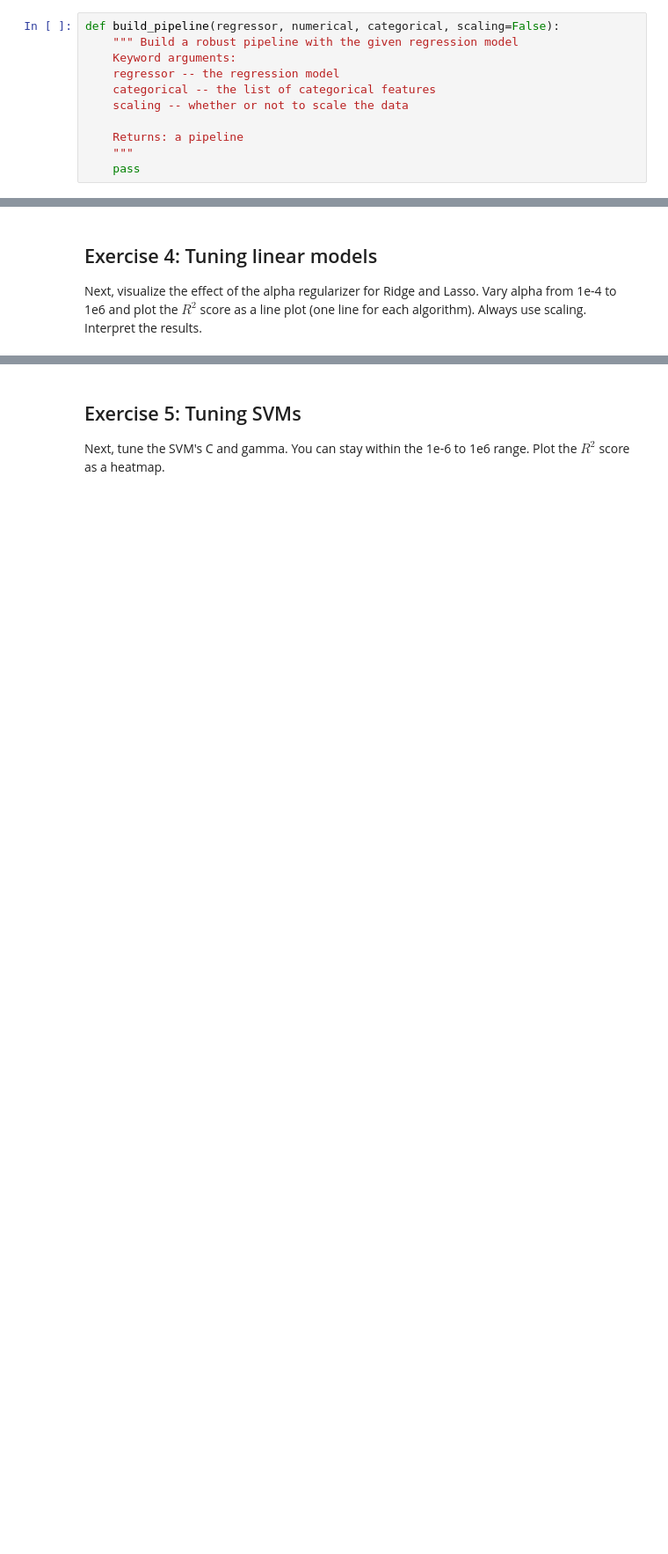
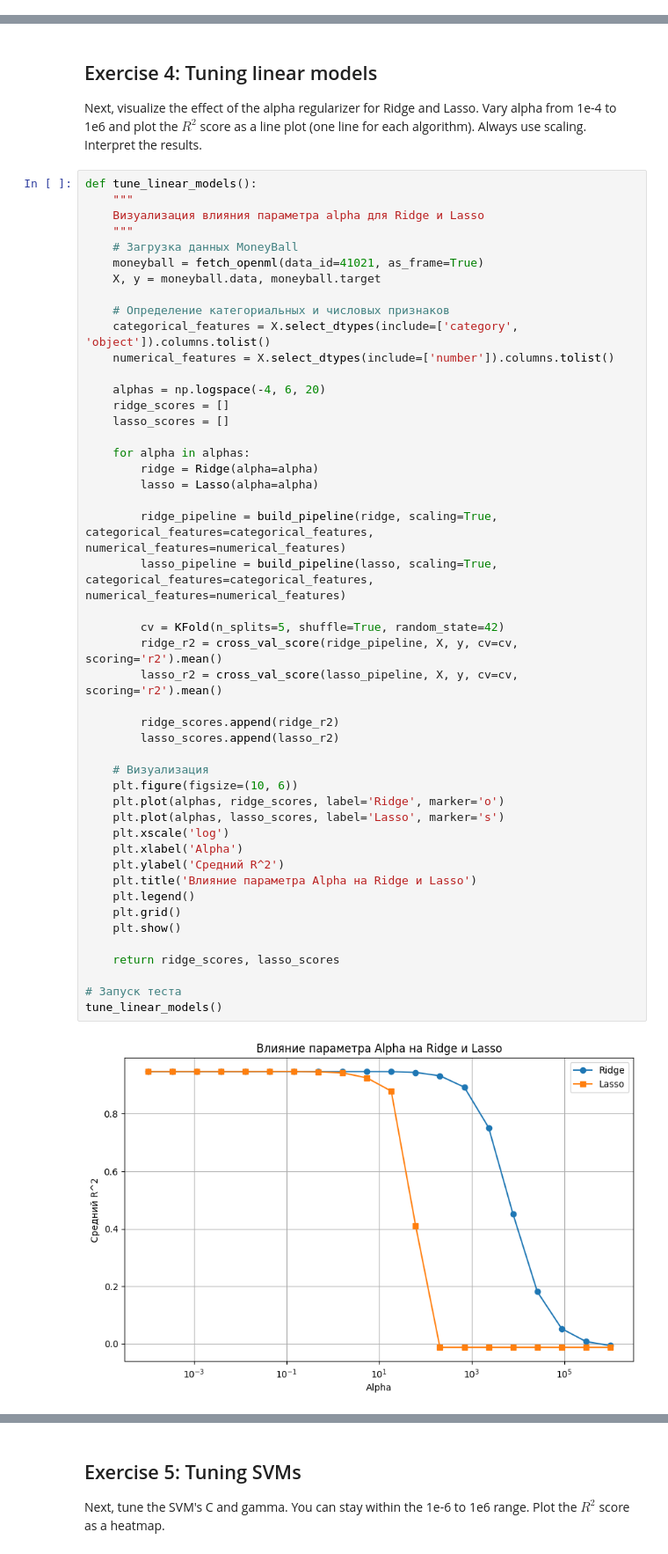
Before and after one commit to progmat64/AI-Systems-Labs, a Jupyter notebook: Lab 3b - Pipelines.ipynb, the cells around one changed output, grey strips where cells are left out. Shown at 88% size. Drawn from its saved outputs; the diff is of its cells as text; blank space fills up the shorter version.

```diff
--- a/Lab 3b - Pipelines.ipynb
+++ b/Lab 3b - Pipelines.ipynb
@@ -99,14 +95,3 @@ Implement a function `build_pipeline` that does the following:
 - Encode the categorical features using OneHotEncoding.
 - If the attribute `scaling=True`, also scale the data using standard scaling.
 - Attach the given regression model to the end of the pipeline
-# %%
-def build_pipeline(regressor, numerical, categorical, scaling=False):
-    """ Build a robust pipeline with the given regression model
-    Keyword arguments:
-    regressor -- the regression model
-    categorical -- the list of categorical features
-    scaling -- whether or not to scale the data
-
-    Returns: a pipeline
-    """
-    pass
@@ -125,3 +262,52 @@ Evaluate the following algorithms in their default settings, both with and witho
 # %% [markdown]
 ## Exercise 4: Tuning linear models
 Next, visualize the effect of the alpha regularizer for Ridge and Lasso. Vary alpha from 1e-4 to 1e6 and plot the $R^2$ score as a line plot (one line for each algorithm). Always use scaling. Interpret the results.
+# %%
+def tune_linear_models():
+    """
+    Визуализация влияния параметра alpha для Ridge и Lasso
+    """
+    # Загрузка данных MoneyBall
+    moneyball = fetch_openml(data_id=41021, as_frame=True)
+    X, y = moneyball.data, moneyball.target
+
+    # Определение категориальных и числовых признаков
+    categorical_features = X.select_dtypes(include=['category', 'object']).columns.tolist()
+    numerical_features = X.select_dtypes(include=['number']).columns.tolist()
+
+    alphas = np.logspace(-4, 6, 20)
+    ridge_scores = []
+    lasso_scores = []
+
+    for alpha in alphas:
+        ridge = Ridge(alpha=alpha)
+        lasso = Lasso(alpha=alpha)
+
+        ridge_pipeline = build_pipeline(ridge, scaling=True, categorical_features=categorical_features, numerical_features=numerical_features)
+        lasso_pipeline = build_pipeline(lasso, scaling=True, categorical_features=categorical_features, numerical_features=numerical_features)
+
+        cv = KFold(n_splits=5, shuffle=True, random_state=42)
+        ridge_r2 = cross_val_score(ridge_pipeline, X, y, cv=cv, scoring='r2').mean()
+        lasso_r2 = cross_val_score(lasso_pipeline, X, y, cv=cv, scoring='r2').mean()
+
+        ridge_scores.append(ridge_r2)
+        lasso_scores.append(lasso_r2)
+
+    # Визуализация
+    plt.figure(figsize=(10, 6))
+    plt.plot(alphas, ridge_scores, label='Ridge', marker='o')
+    plt.plot(alphas, lasso_scores, label='Lasso', marker='s')
+    plt.xscale('log')
+    plt.xlabel('Alpha')
+    plt.ylabel('Средний R^2')
+    plt.title('Влияние параметра Alpha на Ridge и Lasso')
+    plt.legend()
+    plt.grid()
+    plt.show()
+
+    return ridge_scores, lasso_scores
+
+# Запуск теста
+tune_linear_models()
+# %% [output]
+[figure, added]
```
Also changed, not shown: parts of 7 cells of this notebook.
